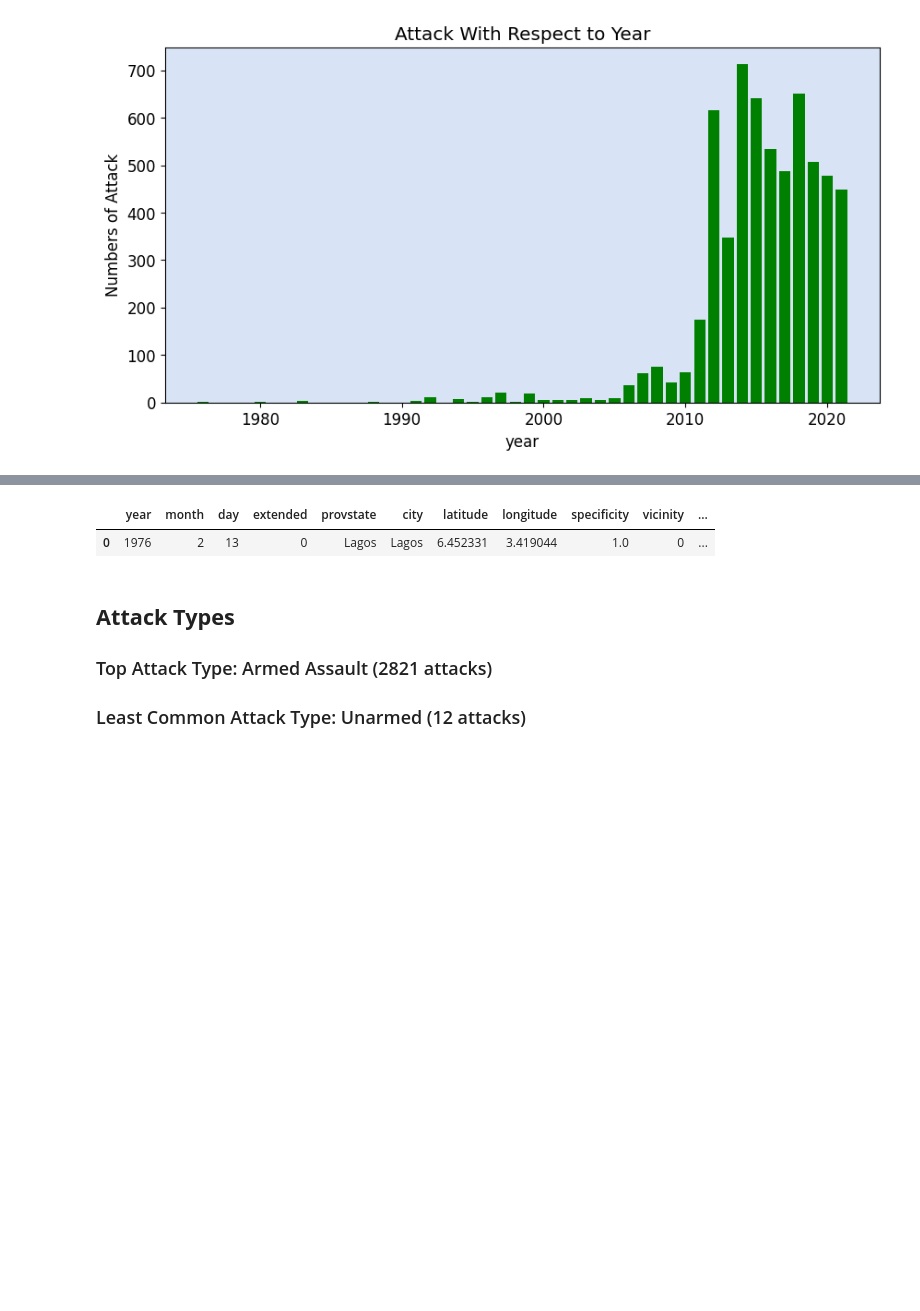
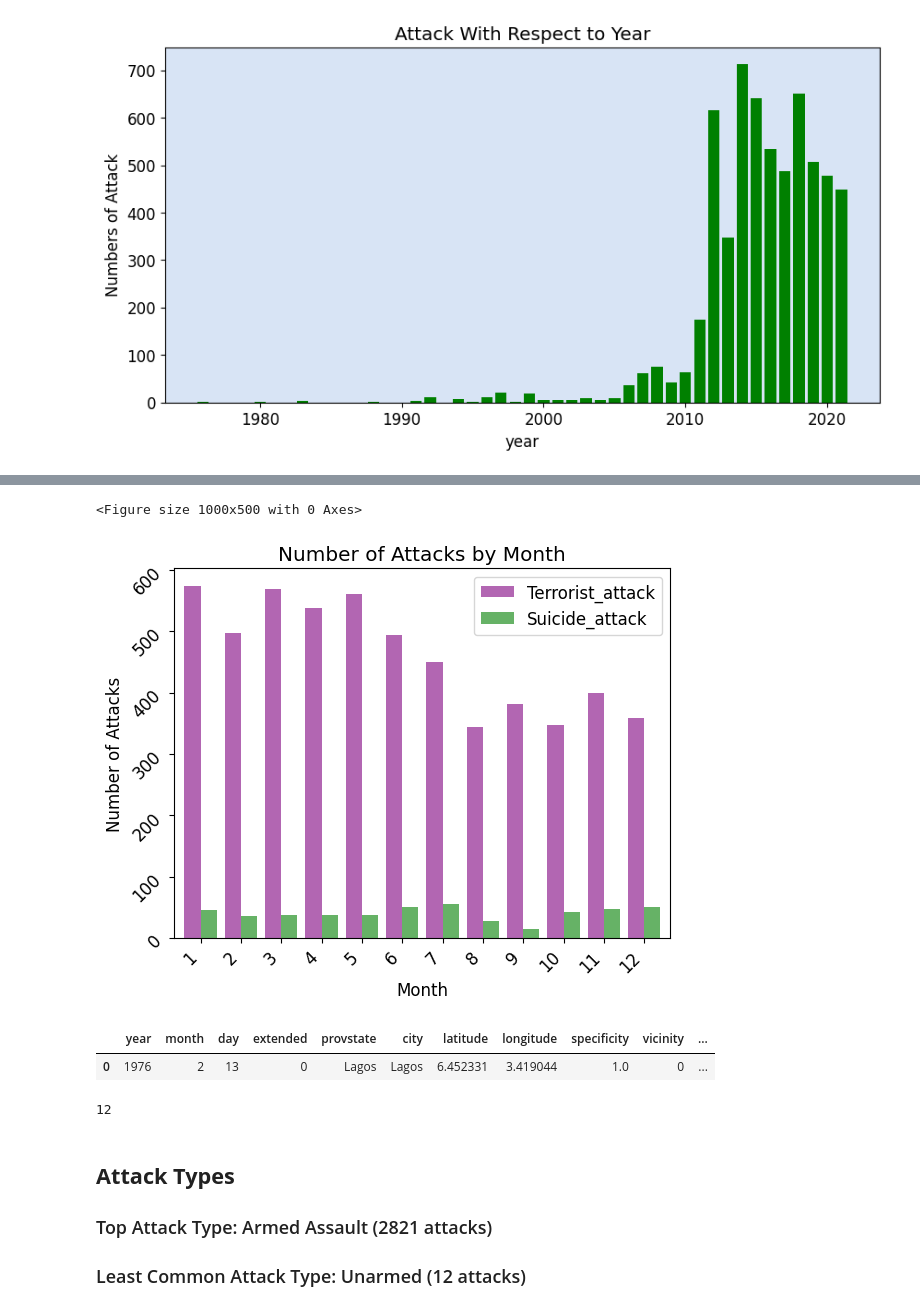
Before and after one commit to danishmeh/Project, a Jupyter notebook: omdena/3rd/terr.ipynb, the cells around one changed output, grey strips where cells are left out. Drawn from its saved outputs; the diff is of its cells as text; code cells hidden in the pictures; blank space fills up the shorter version.

```diff
--- a/omdena/3rd/terr.ipynb
+++ b/omdena/3rd/terr.ipynb
@@ -151,0 +156,5 @@ plt.show()
+# %%
+# The size() method is called on the grouped data to get the count of occurrences for each group
+# The unstack() method is called to reshape the grouped data from a hierarchical index to a tabular form, with 'suicide' values as columns and 'month' values as rows
+group_data = df.groupby(['month','suicide']).size().unstack()
+print(group_data)
@@ -152,8 +176,30 @@ plt.show()
+# %%
+plt.figure(figsize=(10,5))
+group_data.plot(kind='bar',color=["purple","green"],alpha=0.6,width = 0.8)
+
+plt.ylabel("Numbers of Attacks")
+# Set the title and labels
+plt.title("Number of Attacks by Month")
+plt.xlabel("Month")
+plt.ylabel("Number of Attacks")
+# Customize the ticks and tick labels
+plt.xticks(rotation=45,ha="right")
+plt.yticks(rotation=45,ha="right")
+# Add a legend
+plt.legend(["Terrorist_attack","Suicide_attack"])
+plt.show()
+# %% [output]
+<Figure size 1000x500 with 0 Axes>
+[figure, added]
 # %%
 df.head(1)
 # %% [output]
 |  | year | month | day | extended | provstate | city | latitude | longitude | specificity | vicinity | ... |
 | 0 | 1976 | 2 | 13 | 0 | Lagos | Lagos | 6.452331 | 3.419044 | 1.0 | 0 | ... |
+# %%
+df['month'].nunique()
+# %% [output]
+12
 # %% [markdown]
 ## **Attack Types**
 
```
Also changed, not shown: parts of 10 cells of this notebook.
